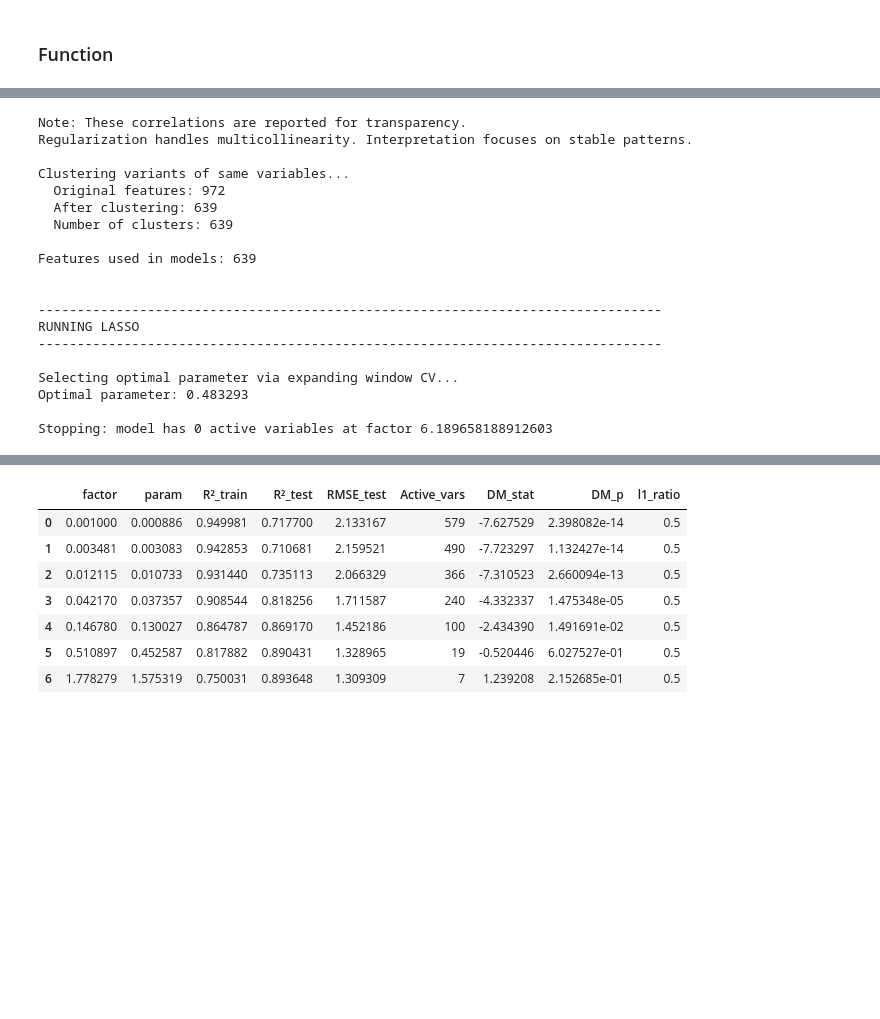
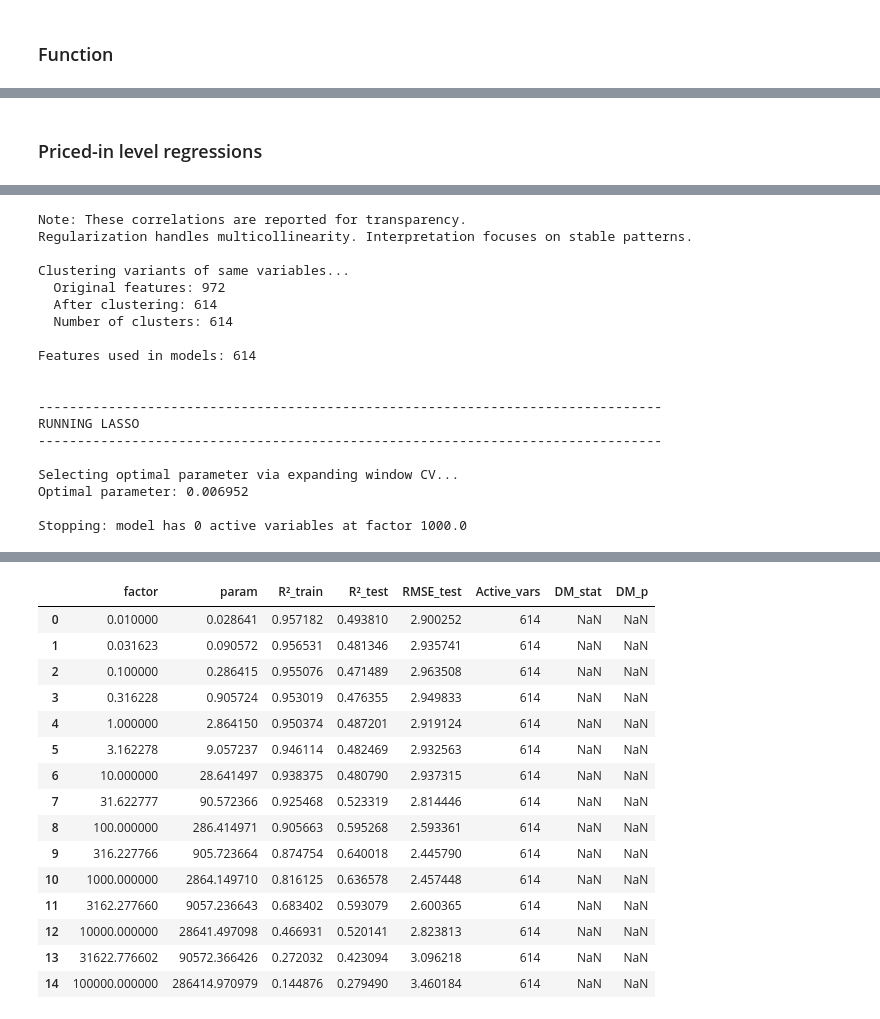
Before and after one commit to janjdarecki/instquality, a Jupyter notebook: 03_run_base_analysis.ipynb, the cells around one changed output, grey strips where cells are left out. Drawn from its saved outputs; the diff is of its cells as text; code cells hidden in the pictures; blank space fills up the shorter version.

Commit message:
Tested different train-test splits

```diff
--- a/03_run_base_analysis.ipynb
+++ b/03_run_base_analysis.ipynb
@@ -14,0 +15,16 @@ Mounted at /content/drive
+# %%
+import os
+import glob
+
+# Directory containing your output files
+output_dir = "specs"
+
+# Find all files ending with "results.dat"
+result_files = sorted(glob.glob(os.path.join(output_dir, "*results.dat")))
+
+if result_files:
+    print("Files ending with 'results.dat':")
+    for f in result_files:
+        print(f"- {f}")
+else:
+    print("No files ending with 'results.dat' found in 'specs/'.")
@@ -1144,37 +1259,45 @@ Share of between-country variance in total variance: 90.72%
+# %% [markdown]
+### Priced-in level regressions
 # %%
+from functions.utils import check_split_year
+
 # Load
 df = pd.read_pickle("saved/df.dat")
 
 # Define columns
-id_cols = ["country","year","iso_code_1","iso_code_2","region"]
+id_cols = ["country", "year", "iso_code_1", "iso_code_2", "region"]
 exclude = id_cols + [c for c in df.columns if c.startswith("tgt_")]
 macro_cols = filter_cols([c for c in df.columns if c.startswith("wb_") and not c.startswith("wb_iq_") and c not in exclude], [])
 iq_cols = filter_cols([c for c in df.columns if (c.startswith("wb_iq_") or (not c.startswith("wb_") and c not in exclude))], [])
 
-# Add today's spread level as explanatory variable
-macro_cols += ["tgt_spread"]
+# Define split
+split_share = 0.85
+y_name="tgt_spread"
+split_year = check_split_year(df, y_name, split_share)
+name_prefix = f"levels_{split_share*100:.0f}"
+print(f"Split year for {split_share*100:.0f}-{(1-split_share)*100:.0f} split: {split_year}")
 
 # Run specification
 results = run_unified_regularized_regression(
-    name_prefix="signal",
+    name_prefix=name_prefix,
     data_path="saved/df.dat",
     macro_cols=macro_cols,
     iq_cols=iq_cols,
     use_clustering=True,
     corr_threshold=0.9,
-    y_name="tgt_spread_t1",
+    y_name=y_name,
     spread_col="tgt_spread",
     year_col="year",
-    split_year=2015,
+    split_year=split_year,
     model_types=['lasso', 'ridge', 'elastic'],
-    agnostic=False,
-    param_factors=np.logspace(-3, 10, 25),
+    agnostic=True,
+    param_factors=np.logspace(-2, 5, 15),
     l1_ratios=[0.25, 0.5, 0.75],
     use_expanding_cv=True,
     min_train_years=8,
     cv_stride=2,
-    r2_benchmark=0.907,
-    rmse_benchmark=1.27,
+    r2_benchmark=None,
+    rmse_benchmark=None,
     early_stop_threshold=0.10,
     save_results=True,
     output_dir="specs",
@@ -1220,10 +1346,10 @@ Regularization handles multicollinearity. Interpretation focuses on stable patte
 
 Clustering variants of same variables...
   Original features: 972
-  After clustering: 639
-  Number of clusters: 639
+  After clustering: 614
+  Number of clusters: 614
 
-Features used in models: 639
+Features used in models: 614
 
 
 --------------------------------------------------------------------------------
@@ -1231,7 +1357,7 @@ RUNNING LASSO
 --------------------------------------------------------------------------------
 
 Selecting optimal parameter via expanding window CV...
-Optimal parameter: 0.483293
+Optimal parameter: 0.006952
 
-Stopping: model has 0 active variables at factor 6.189658188912603
+Stopping: model has 0 active variables at factor 1000.0
 |  | factor | param | R²_train | R²_test | RMSE_test | Active_vars | DM_stat | DM_p |
@@ -1317,8 +1440,16 @@ Stopping: model has 0 active variables at factor 6.189658188912603
-|  | factor | param | R²_train | R²_test | RMSE_test | Active_vars | DM_stat | DM_p | l1_ratio |
-| 0 | 0.001000 | 0.000886 | 0.949981 | 0.717700 | 2.133167 | 579 | -7.627529 | 2.398082e-14 | 0.5 |
-| 1 | 0.003481 | 0.003083 | 0.942853 | 0.710681 | 2.159521 | 490 | -7.723297 | 1.132427e-14 | 0.5 |
-| 2 | 0.012115 | 0.010733 | 0.931440 | 0.735113 | 2.066329 | 366 | -7.310523 | 2.660094e-13 | 0.5 |
-| 3 | 0.042170 | 0.037357 | 0.908544 | 0.818256 | 1.711587 | 240 | -4.332337 | 1.475348e-05 | 0.5 |
-| 4 | 0.146780 | 0.130027 | 0.864787 | 0.869170 | 1.452186 | 100 | -2.434390 | 1.491691e-02 | 0.5 |
-| 5 | 0.510897 | 0.452587 | 0.817882 | 0.890431 | 1.328965 | 19 | -0.520446 | 6.027527e-01 | 0.5 |
-| 6 | 1.778279 | 1.575319 | 0.750031 | 0.893648 | 1.309309 | 7 | 1.239208 | 2.152685e-01 | 0.5 |
+|  | factor | param | R²_train | R²_test | RMSE_test | Active_vars | DM_stat | DM_p |
+| 0 | 0.010000 | 0.028641 | 0.957182 | 0.493810 | 2.900252 | 614 | NaN | NaN |
+| 1 | 0.031623 | 0.090572 | 0.956531 | 0.481346 | 2.935741 | 614 | NaN | NaN |
+| 2 | 0.100000 | 0.286415 | 0.955076 | 0.471489 | 2.963508 | 614 | NaN | NaN |
+| 3 | 0.316228 | 0.905724 | 0.953019 | 0.476355 | 2.949833 | 614 | NaN | NaN |
+| 4 | 1.000000 | 2.864150 | 0.950374 | 0.487201 | 2.919124 | 614 | NaN | NaN |
+| 5 | 3.162278 | 9.057237 | 0.946114 | 0.482469 | 2.932563 | 614 | NaN | NaN |
+| 6 | 10.000000 | 28.641497 | 0.938375 | 0.480790 | 2.937315 | 614 | NaN | NaN |
+| 7 | 31.622777 | 90.572366 | 0.925468 | 0.523319 | 2.814446 | 614 | NaN | NaN |
+| 8 | 100.000000 | 286.414971 | 0.905663 | 0.595268 | 2.593361 | 614 | NaN | NaN |
+| 9 | 316.227766 | 905.723664 | 0.874754 | 0.640018 | 2.445790 | 614 | NaN | NaN |
+| 10 | 1000.000000 | 2864.149710 | 0.816125 | 0.636578 | 2.457448 | 614 | NaN | NaN |
+| 11 | 3162.277660 | 9057.236643 | 0.683402 | 0.593079 | 2.600365 | 614 | NaN | NaN |
+| 12 | 10000.000000 | 28641.497098 | 0.466931 | 0.520141 | 2.823813 | 614 | NaN | NaN |
+| 13 | 31622.776602 | 90572.366426 | 0.272032 | 0.423094 | 3.096218 | 614 | NaN | NaN |
+| 14 | 100000.000000 | 286414.970979 | 0.144876 | 0.279490 | 3.460184 | 614 | NaN | NaN |
```
Also changed, not shown: parts of 24 cells of this notebook, 6 other files.
